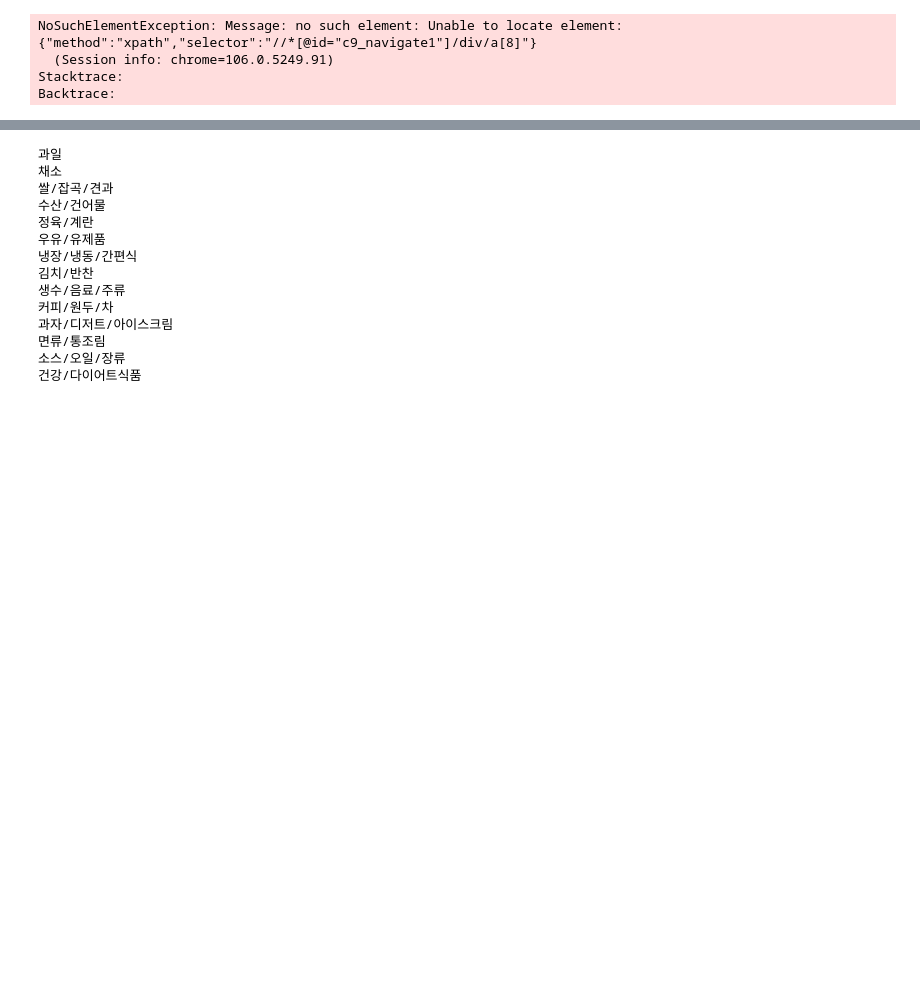
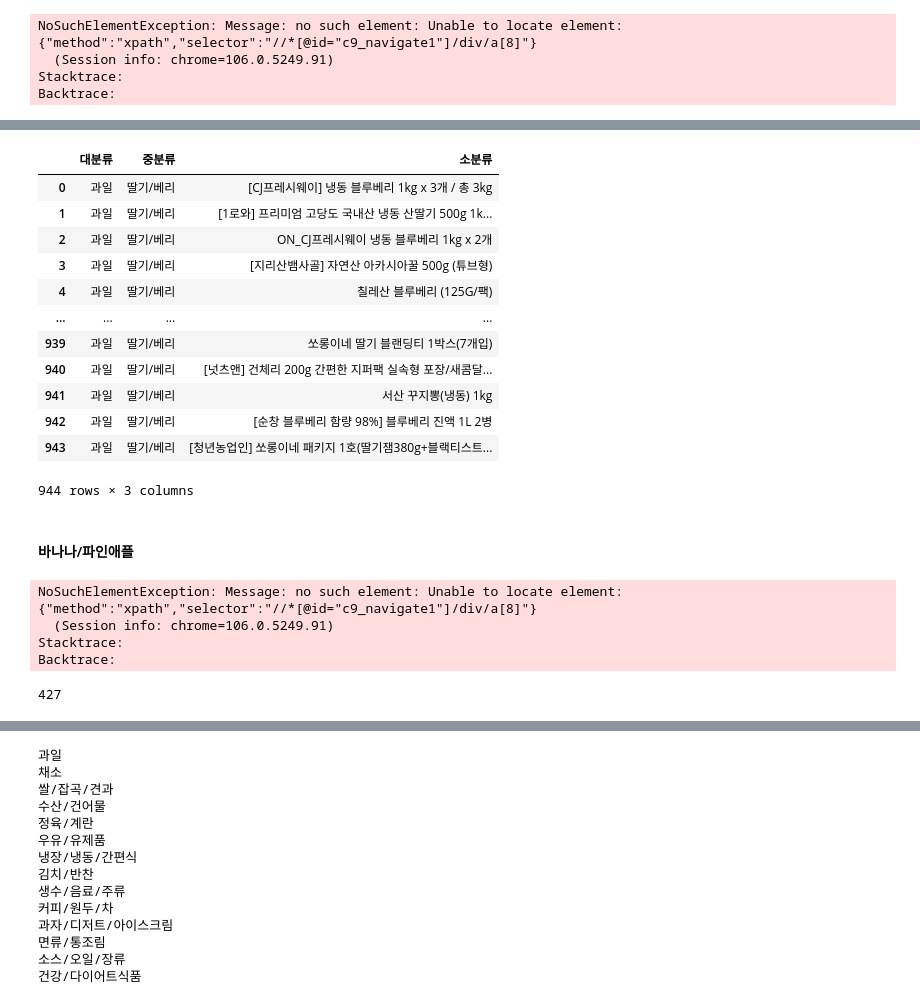
Before and after one commit to shinjangwoon/Store_Analysis, a Jupyter notebook: crawling/crawling.ipynb, the cells around one changed output, grey strips where cells are left out. Cells and saved outputs as stored; diff of their text form; code cells hidden in the pictures; blank space fills up the shorter version.

```diff
--- a/crawling/crawling.ipynb
+++ b/crawling/crawling.ipynb
@@ -176,0 +231,47 @@ dldl
+# %%
+berry_df = pd.DataFrame(data=berry, columns=['소분류'])
+berry_df[['중분류', '대분류']] = ['딸기/베리', '과일']
+berry_df = berry_df[['대분류','중분류', '소분류']]
+berry_df
+# %% [output]
+|  | 대분류 | 중분류 | 소분류 |
+| 0 | 과일 | 딸기/베리 | [CJ프레시웨이] 냉동 블루베리 1kg x 3개 / 총 3kg |
+| 1 | 과일 | 딸기/베리 | [1로와] 프리미엄 고당도 국내산 냉동 산딸기 500g 1k... |
+| 2 | 과일 | 딸기/베리 | ON_CJ프레시웨이 냉동 블루베리 1kg x 2개 |
+| 3 | 과일 | 딸기/베리 | [지리산뱀사골] 자연산 아카시아꿀 500g (튜브형) |
+| 4 | 과일 | 딸기/베리 | 칠레산 블루베리 (125G/팩) |
+| ... | ... | ... | ... |
+| 939 | 과일 | 딸기/베리 | 쏘롱이네 딸기 블랜딩티 1박스(7개입) |
+| 940 | 과일 | 딸기/베리 | [넛츠앤] 건체리 200g 간편한 지퍼팩 실속형 포장/새콤달... |
+| 941 | 과일 | 딸기/베리 | 서산 꾸지뽕(냉동) 1kg |
+| 942 | 과일 | 딸기/베리 | [순창 블루베리 함량 98%] 블루베리 진액 1L 2병 |
+| 943 | 과일 | 딸기/베리 | [청년농업인] 쏘롱이네 패키지 1호(딸기잼380g+블랙티스트... |
+944 rows × 3 columns
+# %% [markdown]
+#### 바나나/파인애플
+# %%
+banana = []
+driver.get('https://www.lotteon.com/search/render/render.ecn?render=nqapi&platform=pc&collection_id=9&login=Y&u9=navigate&u8=FC01200700&mallId=1')
+for f in range(1,36):
+    if f == 1:
+        name = driver.find_elements_by_class_name('srchProductUnitTitle')
+        time.sleep(2)
+        for named in range(0,len(name)):
+            banana.append(name[named].text)
+        driver.find_element_by_xpath('//*[@id="c9_navigate1"]/div/a[7]').click()
+    else:
+        time.sleep(2)
+        name = driver.find_elements_by_class_name('srchProductUnitTitle')
+        time.sleep(2)
+        for named in range(0,len(name)):
+            banana.append(name[named].text)
+        driver.find_element_by_xpath('//*[@id="c9_navigate1"]/div/a[8]').click()
+# %% [output]
+NoSuchElementException: Message: no such element: Unable to locate element: {"method":"xpath","selector":"//*[@id="c9_navigate1"]/div/a[8]"}
+  (Session info: chrome=106.0.5249.91)
+Stacktrace:
+Backtrace:
+# %%
+len(banana)
+# %% [output]
+427
```
Also changed, not shown: parts of 149 cells of this notebook.
